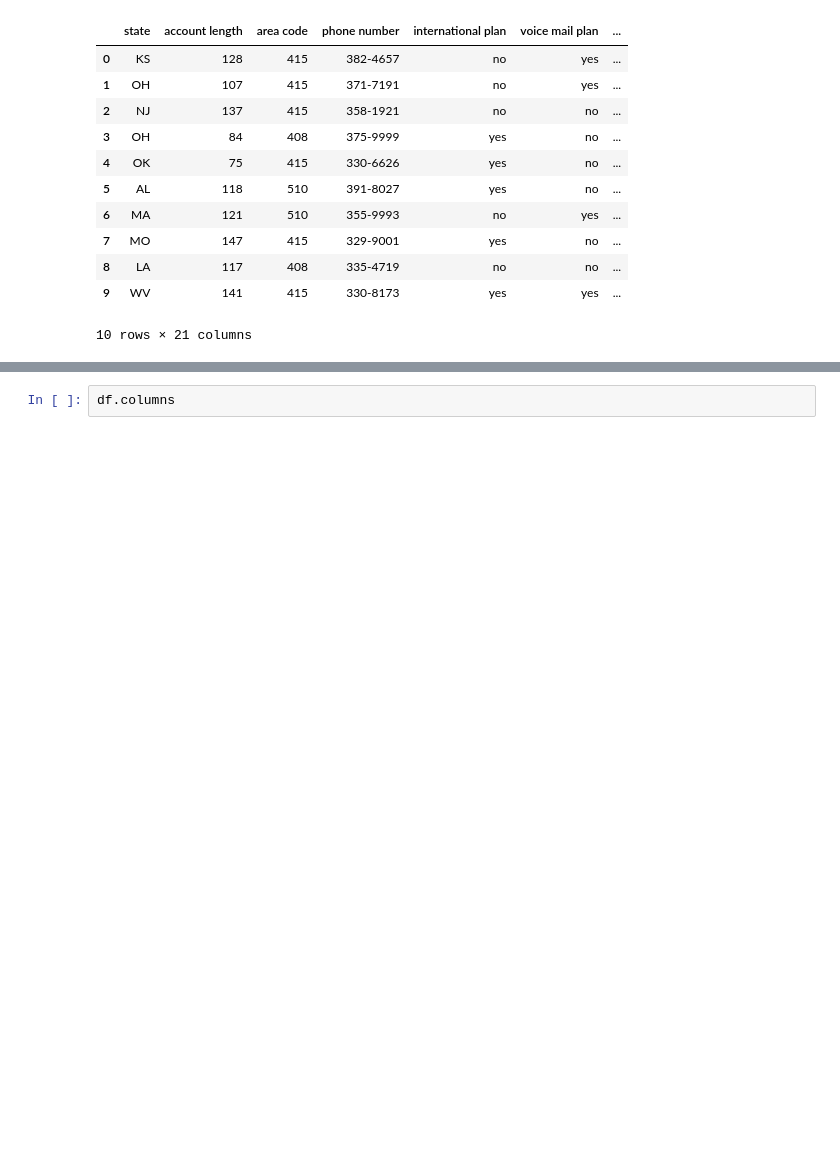
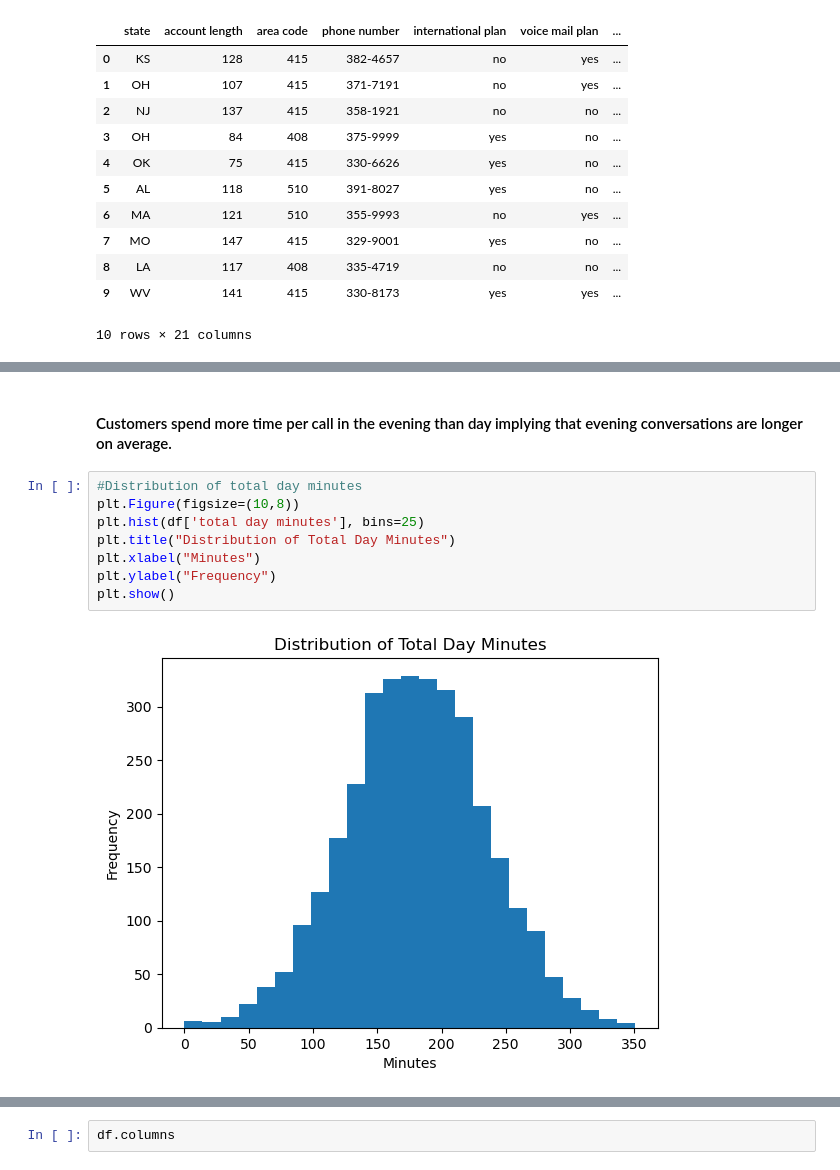
Before and after one commit to geoffreykemboi/phase3project, a Jupyter notebook: notebook/index1.ipynb, the cells around one changed output, grey strips where cells are left out. Saved outputs shown, nothing was run; the diff lists cells and outputs as text; blank space fills up the shorter version.

```diff
--- a/notebook/index1.ipynb
+++ b/notebook/index1.ipynb
@@ -75,0 +163,12 @@ df.head(10)
+# %% [markdown]
+#### Customers spend more time per call in the evening than day implying that evening conversations are longer on average.
+# %%
+#Distribution of total day minutes
+plt.Figure(figsize=(10,8))
+plt.hist(df['total day minutes'], bins=25)
+plt.title("Distribution of Total Day Minutes")
+plt.xlabel("Minutes")
+plt.ylabel("Frequency")
+plt.show()
+# %% [output]
+[figure, added]
```
Also changed, not shown: parts of 13 cells of this notebook.
